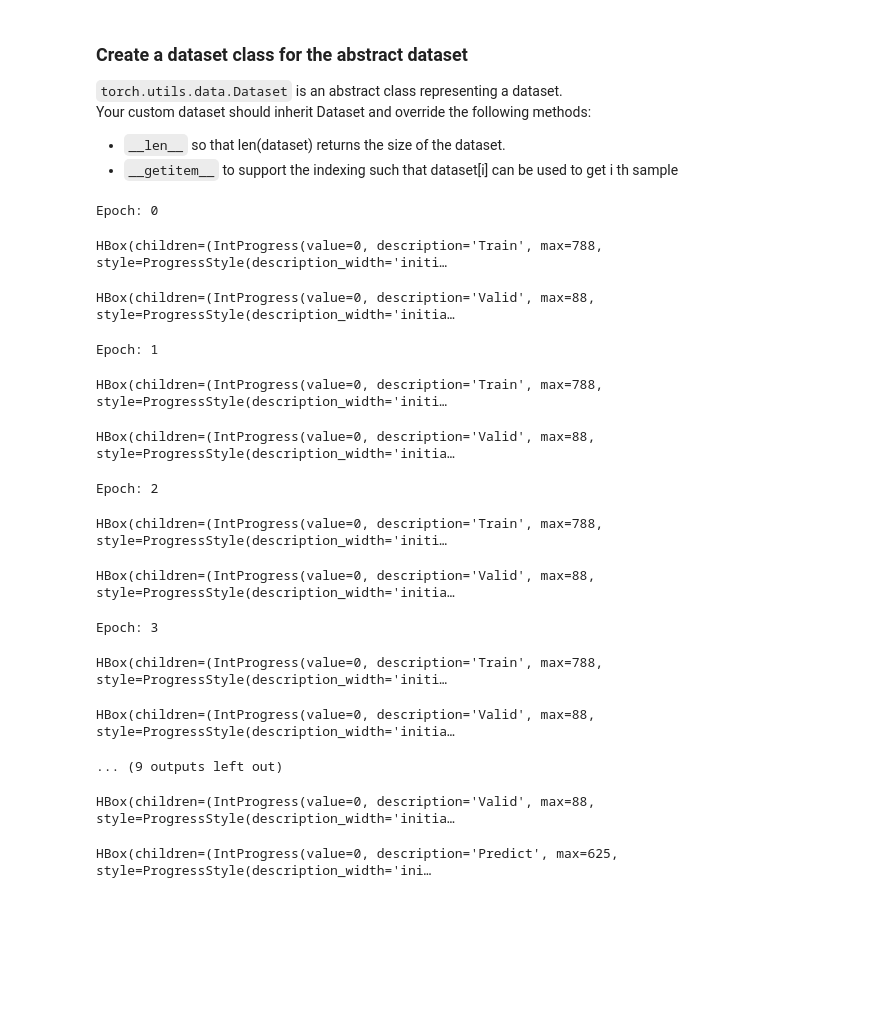
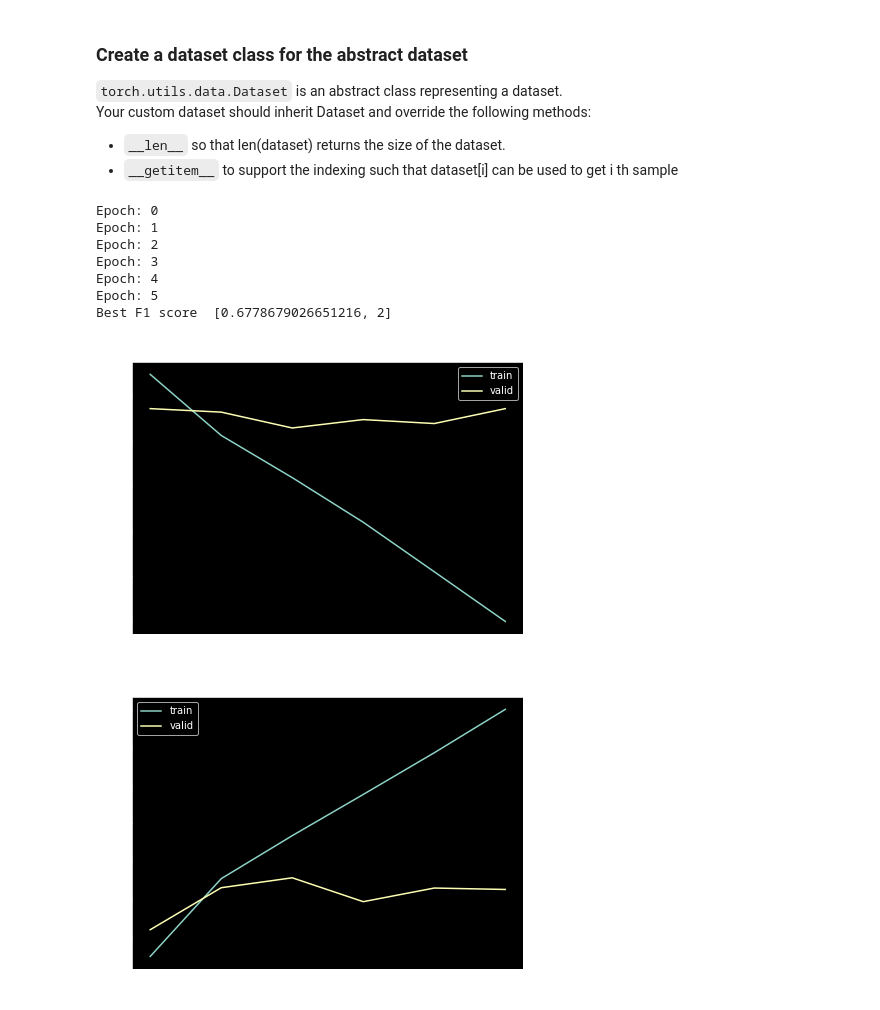
Before and after one commit to mcps5601/AI-CUP2019, a Jupyter notebook: task2/aicup_task2.ipynb, the cells around one changed output. Drawn from its saved outputs; the diff is of its cells as text; code cells hidden in the pictures; blank space fills up the shorter version.

```diff
--- a/task2/aicup_task2.ipynb
+++ b/task2/aicup_task2.ipynb
@@ -107,7 +120,7 @@ def collect_words(data_path, n_workers=4):
     return words
 # %%
 words = set()
-words |= collect_words('trainset.csv')
+words |= collect_words(os.path.join(CWD,'data/trainset.csv'))
 # %%
 PAD_TOKEN = 0
 UNK_TOKEN = 1
@@ -138,7 +151,7 @@ Parse the unzipped file (a .txt file) to build an index that maps words (as stri
 ### Parsing the GloVe word-embeddings file
 # Parse the unzipped file (a .txt file) to build an index that maps words (as strings) to their vector representation (as number vectors)
 
-wordvector_path = '../task_1/glove/glove.6B.300d.txt'
+wordvector_path = 'glove/glove.6B.300d.txt'
 embeddings_index = {}
 f = open(wordvector_path)
 for line in f:
@@ -247,10 +260,10 @@ def preprocess_sample(data, word_dict):
     return processed
 # %%
 print('[INFO] Start processing trainset...')
-train = get_dataset('trainset.csv', word_dict, n_workers=4)
+train = get_dataset(os.path.join(CWD,'data/trainset.csv'), word_dict, n_workers=4)
 print('[INFO] Start processing validset...')
-valid = get_dataset('validset.csv', word_dict, n_workers=4)
+valid = get_dataset(os.path.join(CWD,'data/validset.csv'), word_dict, n_workers=4)
 print('[INFO] Start processing testset...')
-test = get_dataset('testset.csv', word_dict, n_workers=4)
+test = get_dataset(os.path.join(CWD,'data/testset.csv'), word_dict, n_workers=4)
 # %% [output]
 [INFO] Start processing trainset...
@@ -421,10 +426,10 @@ def _run_iter(x,y):
     return o_labels, l_loss
 
 def save(epoch):
-    if not os.path.exists('model'):
-        os.makedirs('model')
-    torch.save(model.state_dict(), 'model/model.pkl.'+str(epoch))
-    with open('model/history.json', 'w') as f:
+    if not os.path.exists(os.path.join(CWD,'model')):
+        os.makedirs(os.path.join(CWD,'model'))
+    torch.save(model.state_dict(), os.path.join( CWD,'model/model.pkl.'+str(epoch)))
+    with open(os.path.join( CWD,'model/history.json'), 'w') as f:
         json.dump(history, f, indent=4)
 # %%
 model = Net(len(word_dict))
@@ -436,58 +441,57 @@ history = {'train':[],'valid':[]}
 
 ## Tensorboard
 ## save path: test_experiment/
-writer = SummaryWriter("test_experiment")
+tf_path = os.path.join(CWD, 'test_experiment')
+if not os.path.exists(tf_path):
+    os.mkdir(tf_path)
+writer = SummaryWriter(os.path.join(tf_path,config_fname))
 
 for epoch in range(max_epoch):
     print('Epoch: {}'.format(epoch))
     _run_epoch(epoch, 'train')
     _run_epoch(epoch, 'valid')
     save(epoch)
 
 # Plot the training results
-with open('model/history.json', 'r') as f:
+with open(os.path.join(CWD,'model/history.json'), 'r') as f:
     history = json.loads(f.read())
 
 train_loss = [l['loss'] for l in history['train']]
 valid_loss = [l['loss'] for l in history['valid']]
 train_f1 = [l['f1'] for l in history['train']]
 valid_f1 = [l['f1'] for l in history['valid']]
 
 plt.figure(figsize=(7,5))
 plt.title('Loss')
 plt.plot(train_loss, label='train')
 plt.plot(valid_loss, label='valid')
 plt.legend()
 plt.show()
 
 plt.figure(figsize=(7,5))
 plt.title('F1 Score')
 plt.plot(train_f1, label='train')
 plt.plot(valid_f1, label='valid')
 plt.legend()
 plt.show()
 
 print('Best F1 score ', max([[l['f1'], idx] for idx, l in enumerate(history['valid'])]))
 # %% [output]
 Epoch: 0
+Epoch: 1
+Epoch: 2
+Epoch: 3
+Epoch: 4
+Epoch: 5
+Best F1 score  [0.6778679026651216, 2]
-HBox(children=(IntProgress(value=0, description='Train', max=788, style=ProgressStyle(description_width='initi…
-HBox(children=(IntProgress(value=0, description='Valid', max=88, style=ProgressStyle(description_width='initia…
-Epoch: 1
-HBox(children=(IntProgress(value=0, description='Train', max=788, style=ProgressStyle(description_width='initi…
-HBox(children=(IntProgress(value=0, description='Valid', max=88, style=ProgressStyle(description_width='initia…
-Epoch: 2
-HBox(children=(IntProgress(value=0, description='Train', max=788, style=ProgressStyle(description_width='initi…
-HBox(children=(IntProgress(value=0, description='Valid', max=88, style=ProgressStyle(description_width='initia…
-Epoch: 3
-HBox(children=(IntProgress(value=0, description='Train', max=788, style=ProgressStyle(description_width='initi…
-HBox(children=(IntProgress(value=0, description='Valid', max=88, style=ProgressStyle(description_width='initia…
-... (9 outputs left out)
+[figure, added]
+[figure, added]
 # %%
 ### This is the Prediction cell.
 
 # fill the epoch of the lowest val_loss to best_model
 best_model = 2
-model.load_state_dict(state_dict=torch.load('model/model.pkl.{}'.format(best_model)))
+model.load_state_dict(state_dict=torch.load(os.path.join(CWD,'model/model.pkl.{}'.format(best_model))))
 model.train(False)
 # double ckeck the best_model_score
 _run_epoch(1, 'valid')
@@ -507,8 +511,5 @@ for i, (x,y,_l) in trange:
     prediction.append(o_labels.to('cpu'))
 
 prediction = torch.cat(prediction).detach().numpy().astype(int)
-# %% [output]
-HBox(children=(IntProgress(value=0, description='Valid', max=88, style=ProgressStyle(description_width='initia…
-HBox(children=(IntProgress(value=0, description='Predict', max=625, style=ProgressStyle(description_width='ini…
 # %%
 len(prediction)
```
Also changed, not shown: parts of 12 cells of this notebook.
